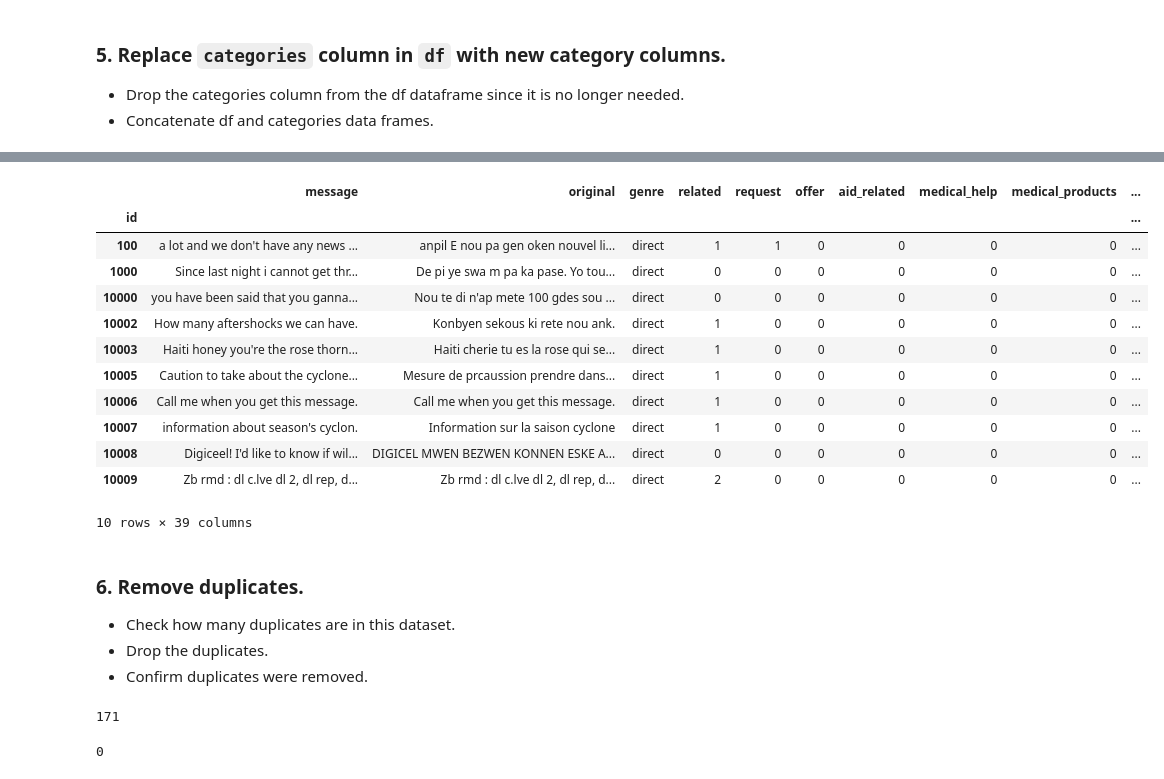
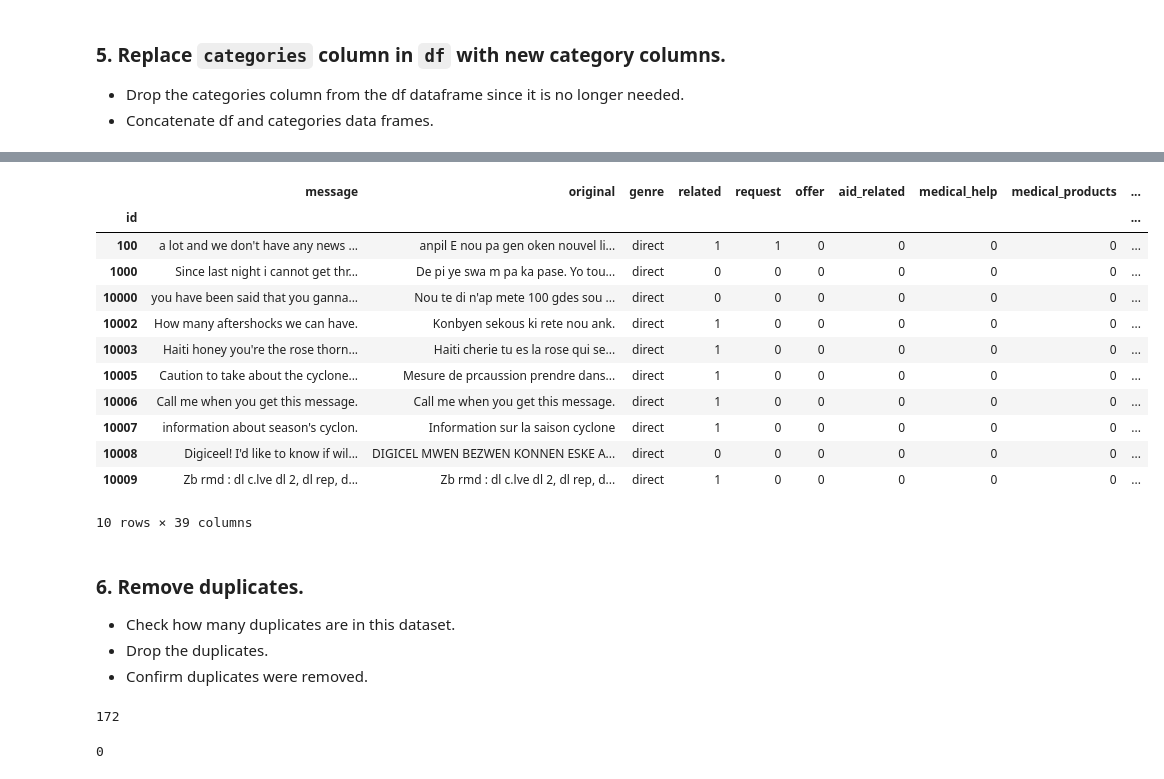
Before and after one commit to ismith1024/Udacity-Disaster-Response-Data-Pipeleine, a Jupyter notebook: notebooks/ETL Pipeline Preparation.ipynb, the cells around one changed output, grey strips where cells are left out. Cells and saved outputs as stored; diff of their text form; code cells hidden in the pictures.

```diff
--- a/notebooks/ETL Pipeline Preparation.ipynb
+++ b/notebooks/ETL Pipeline Preparation.ipynb
@@ -123,7 +128,11 @@ for column in categories:
 
     # convert column from string to numeric
     categories[column] = categories[column].apply(lambda x: int(x))
-categories.head()
+
+    #convert to binary
+    categories[column] = categories[column].apply(lambda x: 0 if x == 0 else 1)
+
+categories.head(10)
 # %% [output]
 | 100 | related | request | offer | aid_related | medical_help | medical_products | search_and_rescue | security | ... |
 | id |  |  |  |  |  |  |  |  | ... |
@@ -153,20 +182,21 @@ df.head()
 # %%
 # concatenate the original dataframe with the new `categories` dataframe
 df =  pd.concat([df, categories], axis=1)
+df['related'] = df['related'].apply(lambda x: 0 if x == 0 else 1)
 df.head(10)
 # %% [output]
 |  | message | original | genre | related | request | offer | aid_related | medical_help | medical_products | ... |
 | id |  |  |  |  |  |  |  |  |  | ... |
 | 100 | a lot and we don't have any news ... | anpil E nou pa gen oken nouvel li... | direct | 1 | 1 | 0 | 0 | 0 | 0 | ... |
 | 1000 | Since last night i cannot get thr... | De pi ye swa m pa ka pase. Yo tou... | direct | 0 | 0 | 0 | 0 | 0 | 0 | ... |
 | 10000 | you have been said that you ganna... | Nou te di n'ap mete 100 gdes sou ... | direct | 0 | 0 | 0 | 0 | 0 | 0 | ... |
 | 10002 | How many aftershocks we can have. | Konbyen sekous ki rete nou ank. | direct | 1 | 0 | 0 | 0 | 0 | 0 | ... |
 | 10003 | Haiti honey you're the rose thorn... | Haiti cherie tu es la rose qui se... | direct | 1 | 0 | 0 | 0 | 0 | 0 | ... |
 | 10005 | Caution to take about the cyclone... | Mesure de prcaussion prendre dans... | direct | 1 | 0 | 0 | 0 | 0 | 0 | ... |
 | 10006 | Call me when you get this message. | Call me when you get this message. | direct | 1 | 0 | 0 | 0 | 0 | 0 | ... |
 | 10007 | information about season's cyclon. | Information sur la saison cyclone | direct | 1 | 0 | 0 | 0 | 0 | 0 | ... |
 | 10008 | Digiceel! I'd like to know if wil... | DIGICEL MWEN BEZWEN KONNEN ESKE A... | direct | 0 | 0 | 0 | 0 | 0 | 0 | ... |
-| 10009 | Zb rmd : dl c.lve dl 2, dl rep, d... | Zb rmd : dl c.lve dl 2, dl rep, d... | direct | 2 | 0 | 0 | 0 | 0 | 0 | ... |
+| 10009 | Zb rmd : dl c.lve dl 2, dl rep, d... | Zb rmd : dl c.lve dl 2, dl rep, d... | direct | 1 | 0 | 0 | 0 | 0 | 0 | ... |
 10 rows × 39 columns
 # %% [markdown]
 ### 6. Remove duplicates.
@@ -177,7 +207,7 @@ df.head(10)
 # check number of duplicates
 df.duplicated().sum()
 # %% [output]
-171
+172
 # %%
 # drop duplicates
 df.drop_duplicates(keep='first', inplace=True)
```
Also changed, not shown: parts of 5 cells of this notebook, 14 other files.
